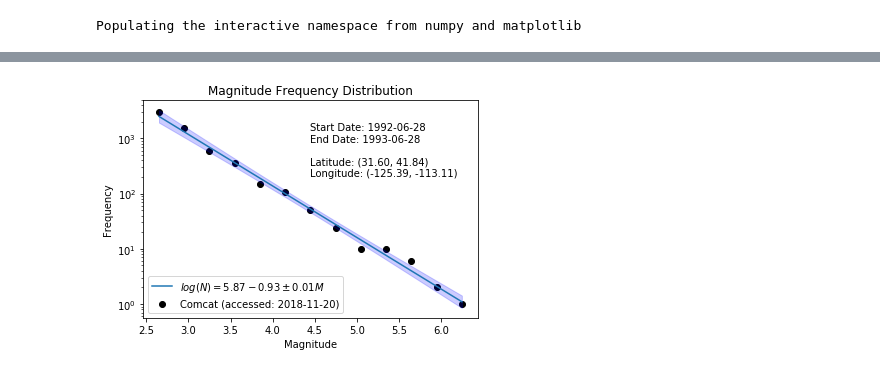
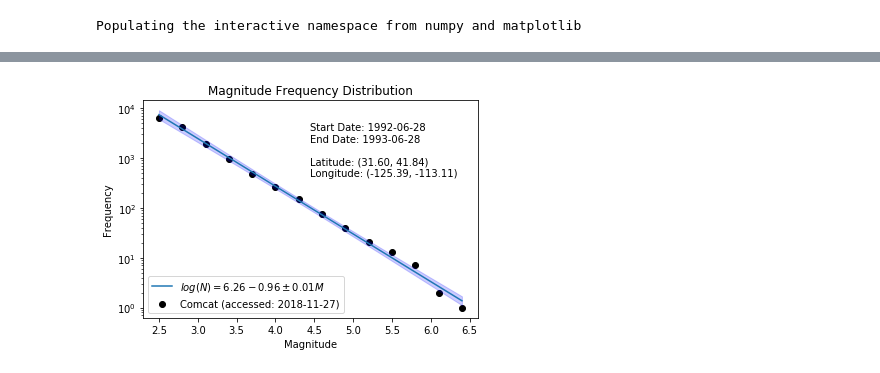
Before and after one commit to SCECcode/pycsep, a Jupyter notebook: notes/mfd_calc_and_plot.ipynb, the cells around one changed output, grey strips where cells are left out. Cells and saved outputs as stored; diff of their text form; code cells hidden in the pictures.

```diff
--- a/notes/mfd_calc_and_plot.ipynb
+++ b/notes/mfd_calc_and_plot.ipynb
@@ -42,7 +42,7 @@ Min Magnitude: 2.5 and Max Magnitude: 6.300000190734863
 # getting comcat catalog as dataframe
 dm = 0.3
 min_mw, max_mw = comcat.min_magnitude, comcat.max_magnitude
-mw_inter = arange(min_mw, max_mw+dm, dm)
+mw_inter = arange(min_mw-dm/2, max_mw+dm, dm)
 
 # switching into dataframe for easy manipulations
 df = comcat.get_dataframe()
@@ -50,7 +50,7 @@ df = comcat.get_dataframe()
 # bind to comcat catalog
 # comcat.mfd contains magnitude bins and counts
 comcat.mfd = pd.DataFrame(df['counts'].groupby(pd.cut(df['magnitude'], mw_inter)).sum())
-
+comcat.mfd['counts'] = comcat.mfd.loc[::-1, 'counts'].cumsum()
 
 vals_all = squeeze(comcat.mfd.values)
 x_all = array(comcat.mfd.index.categories.mid)
@@ -102,31 +102,31 @@ comcat.mfd['ci_b'] = 0.0
 
 # add additional state to dataframe. use .loc() indexing to ensure the data is bound to dataframe
 comcat.mfd.loc[comcat.mfd['counts'] != 0, 'N'] = N
 comcat.mfd.loc[comcat.mfd['counts'] != 0, 'N_est'] = N_est
 comcat.mfd.loc[comcat.mfd['counts'] != 0, 'lower_ci'] = lower
 comcat.mfd.loc[comcat.mfd['counts'] != 0, 'upper_ci'] = upper
 comcat.mfd.loc[comcat.mfd['counts'] != 0, 't_stat'] = t_stat
 comcat.mfd.loc[comcat.mfd['counts'] != 0, 'a'] = a
 comcat.mfd.loc[comcat.mfd['counts'] != 0, 'b'] = b
 comcat.mfd.loc[comcat.mfd['counts'] != 0, 'ci_b'] = ci_b
 
 
 # plotting
 fig, ax = subplots()
 ax.scatter(comcat.mfd.index.categories.mid, comcat.mfd['counts'], color='black', label='{} (accessed: {})'
               .format(comcat.name, comcat.date_accessed.date()))
 ax.plot(x, 10**N_est, label='$log(N)={}-{}\pm{}M$'.format(round(a,2),round(abs(b),2), round(abs(ci_b),2)))
 ax.fill_between(x, 10**lower, 10**upper, color='blue', alpha=0.2)
 ax.set_yscale('log')
 ax.set_xlabel('Magnitude')
 ax.set_ylabel('Frequency')
 ax.set_title('Magnitude Frequency Distribution')
 ax.annotate(s='Start Date: {}\nEnd Date: {}\n\nLatitude: ({:.2f}, {:.2f})\nLongitude: ({:.2f}, {:.2f})'
             .format(comcat.start_time.date(), comcat.end_time.date(),
                    comcat.min_latitude,comcat.max_latitude,
                    comcat.min_longitude,comcat.max_longitude),
             xycoords='axes fraction', xy=(0.5, 0.65), fontsize=10)
 ax.legend(loc='lower left')
 savefig('comcat_mfd.pdf')
 # %% [output]
-[figure, old version]
+[figure, new version]
```
Also changed, not shown: parts of 3 cells of this notebook, 5 other files.
